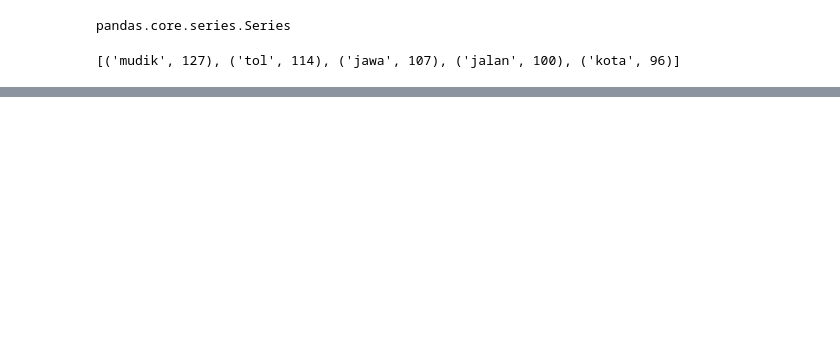
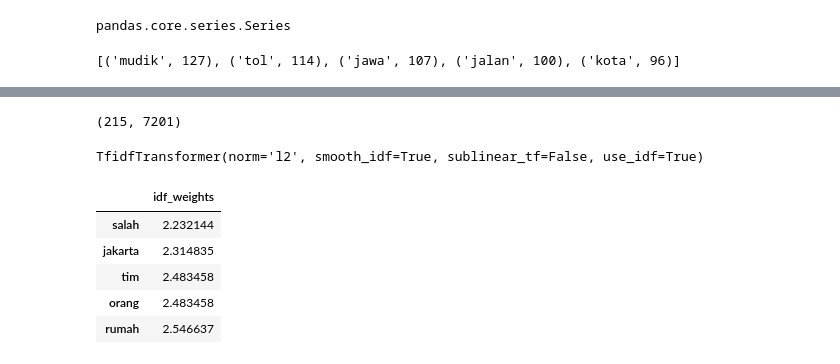
Before and after one commit to ml-its/ds-notebook, a Jupyter notebook: Week4.ipynb, the cells around one changed output, grey strips where cells are left out. Drawn from its saved outputs; the diff is of its cells as text; code cells hidden in the pictures; blank space fills up the shorter version.

Commit message:
readme fix, added important keyword extraction with tfidf

```diff
--- a/Week4.ipynb
+++ b/Week4.ipynb
@@ -56,0 +79,5 @@ plt.imshow(wc)
+# %%
+print('sebelum', len(stopword))
+stopword.extend(['kompas','tol'])
+stopword = list(set(stopword))
+print('sesudah', len(stopword))
@@ -56,0 +87,7 @@ plt.imshow(wc)
+# %%
+for news in para:
+    berita = []
+    for kata in news.split():
+        if kata not in stopword and kata.isalpha():
+            berita.append(kata)
+    berita_cakep.append(" ".join(berita))
@@ -56,0 +114,25 @@ plt.imshow(wc)
+# %%
+cv=CountVectorizer()
+berita_count_vector=cv.fit_transform(berita_cakep)
+# %%
+berita_count_vector.shape
+# %% [output]
+(215, 7201)
+# %%
+tfidf_transformer=TfidfTransformer(smooth_idf=True,use_idf=True)
+tfidf_transformer.fit(berita_count_vector)
+# %% [output]
+TfidfTransformer(norm='l2', smooth_idf=True, sublinear_tf=False, use_idf=True)
+# %%
+# print idf values
+df_idf = pd.DataFrame(tfidf_transformer.idf_, index=cv.get_feature_names(),columns=["idf_weights"])
+
+# sort ascending
+df_idf.sort_values(by=['idf_weights'])[:5]
+# %% [output]
+|  | idf_weights |
+| salah | 2.232144 |
+| jakarta | 2.314835 |
+| tim | 2.483458 |
+| orang | 2.483458 |
+| rumah | 2.546637 |
```
Also changed, not shown: parts of 26 cells of this notebook, 2 other files.
